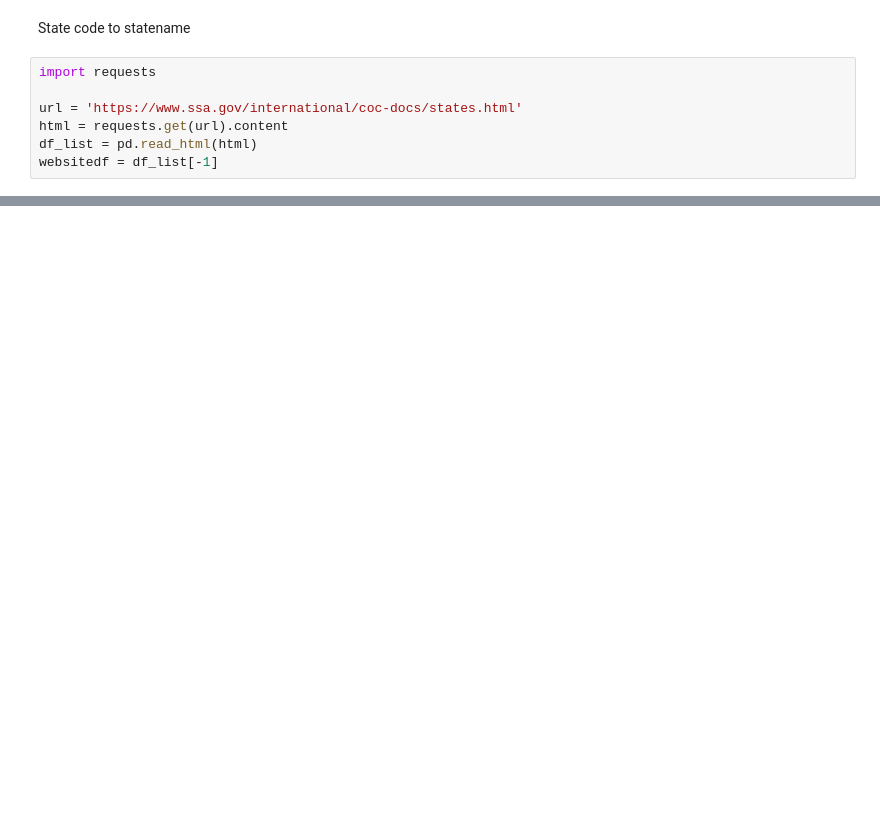
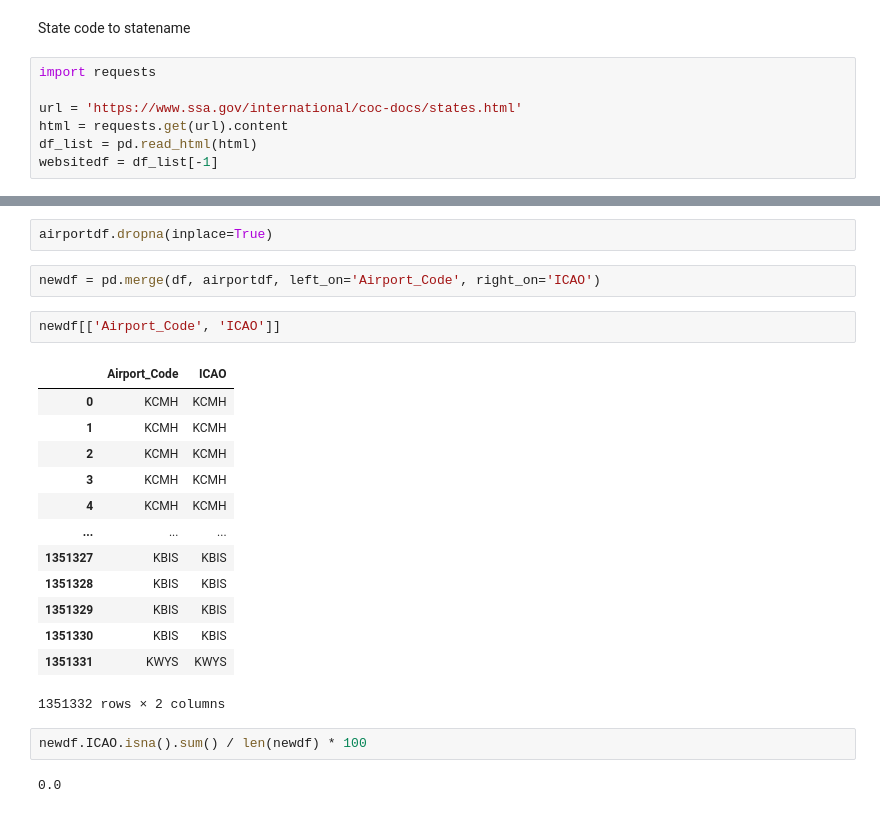
Before and after one commit to maxvangalen/WT-Data, a Jupyter notebook: DataAnalysisMax.ipynb, the cells around one changed output, grey strips where cells are left out. Drawn from its saved outputs; the diff is of its cells as text; blank space fills up the shorter version.

```diff
--- a/DataAnalysisMax.ipynb
+++ b/DataAnalysisMax.ipynb
@@ -409,0 +459,24 @@ print(websitedf)
+# %%
+airportdf.dropna(inplace=True)
+# %%
+newdf = pd.merge(df, airportdf, left_on='Airport_Code', right_on='ICAO')
+# %%
+newdf[['Airport_Code', 'ICAO']]
+# %% [output]
+|  | Airport_Code | ICAO |
+| 0 | KCMH | KCMH |
+| 1 | KCMH | KCMH |
+| 2 | KCMH | KCMH |
+| 3 | KCMH | KCMH |
+| 4 | KCMH | KCMH |
+| ... | ... | ... |
+| 1351327 | KBIS | KBIS |
+| 1351328 | KBIS | KBIS |
+| 1351329 | KBIS | KBIS |
+| 1351330 | KBIS | KBIS |
+| 1351331 | KWYS | KWYS |
+1351332 rows × 2 columns
+# %%
+newdf.ICAO.isna().sum() / len(newdf) * 100
+# %% [output]
+0.0
```
Also changed, not shown: parts of 8 cells of this notebook, 2 other files.
